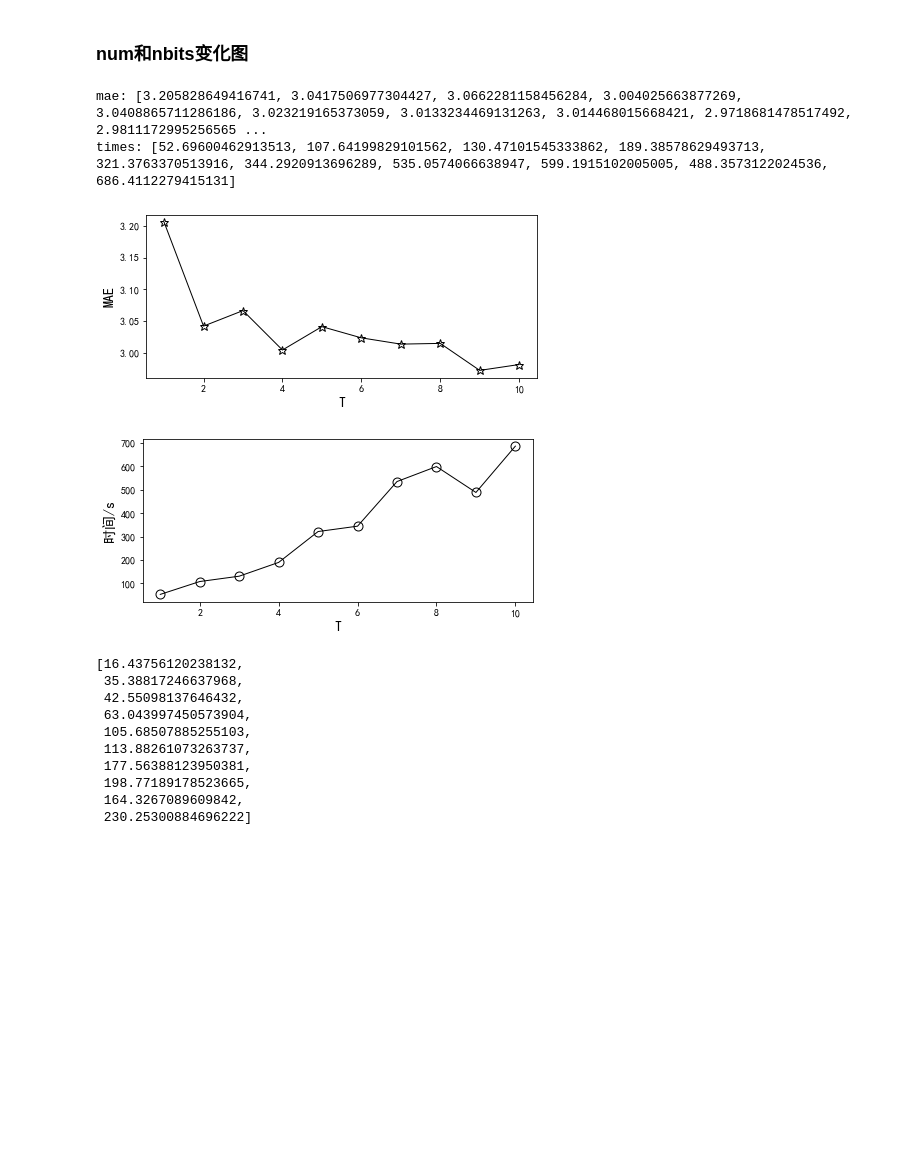
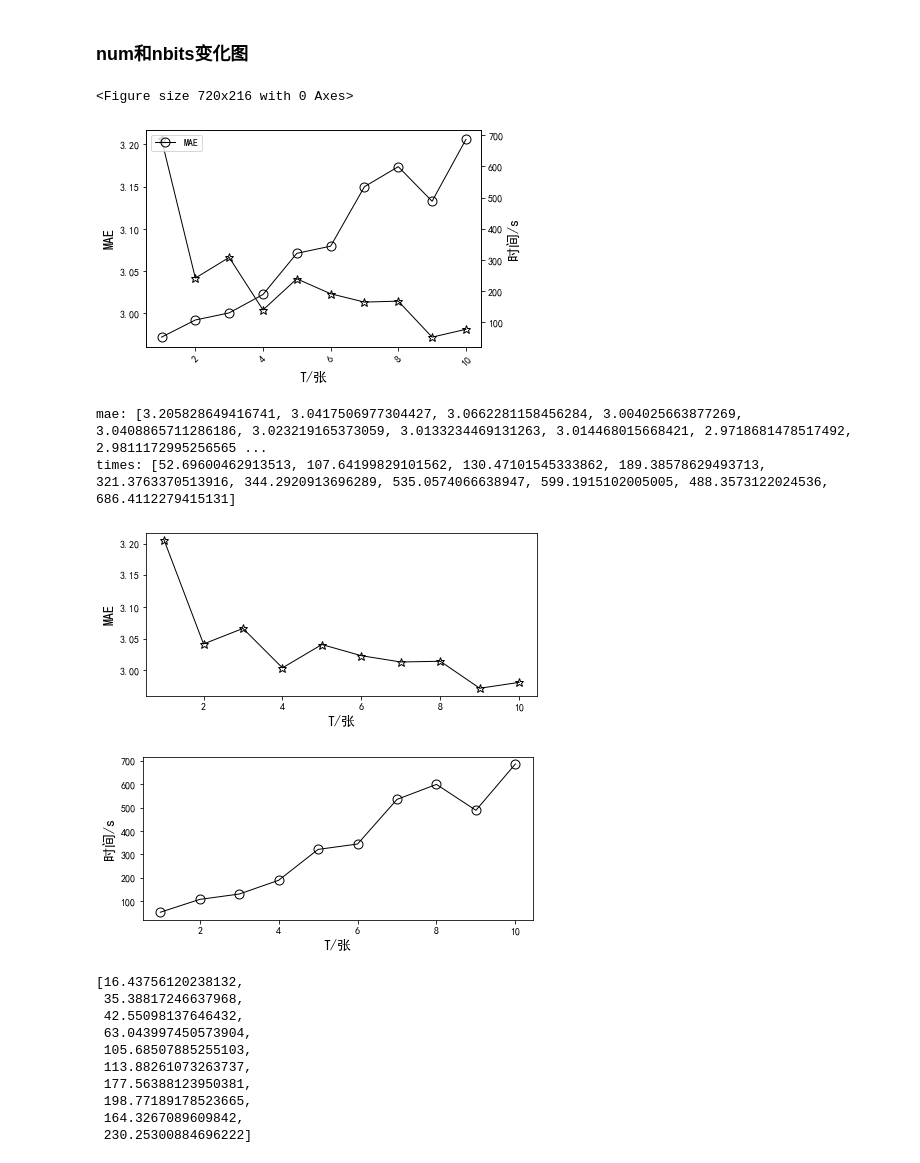
Before and after one commit to blank-knight/-, a Jupyter notebook: GIS_LSH_VE_CF/picture_trans.ipynb, the cells around one changed output. Cells and saved outputs as stored; diff of their text form; code cells hidden in the pictures; blank space fills up the shorter version.

```diff
--- a/GIS_LSH_VE_CF/picture_trans.ipynb
+++ b/GIS_LSH_VE_CF/picture_trans.ipynb
@@ -61,6 +90,37 @@ mae = [3.205828649416741, 3.0417506977304427, 3.0662281158456284, 3.004025663877
 3.0133234469131263, 3.014468015668421, 2.9718681478517492, 2.9811172995256565]
 times = [52.69600462913513, 107.64199829101562, 130.47101545333862, 189.38578629493713, 321.3763370513916, 344.2920913696289,
 535.0574066638947, 599.1915102005005, 488.3573122024536, 686.4112279415131]
+# %%
+import matplotlib.pyplot as plt
+import numpy as np
+
+plt.rcParams['font.sans-serif']=['SimHei']#用来正常显示中文标签
+plt.rcParams['axes.unicode_minus']=False#用来正常显示负号
+
+if __name__ == '__main__':
+    plt.figure(2 , figsize = (10 , 3) )
+    fig, ax1 = plt.subplots()
+    plt.xticks(rotation=45)
+    style = ["*","o","^","s","X","<",">","p","h","1","2"]
+
+    ax1.set_xlabel("T/张",fontsize=14)
+    ax1.set_ylabel("MAE", fontsize=14)
+    ax1.plot(num_lis,mae,color = 'k',marker=style[0],markersize=9,linewidth=1,markerfacecolor='none')
+
+    leg = []
+    leg.append("MAE"),leg.append("时间")
+
+    ax2 = ax1.twinx()
+    ax2.set_ylabel("时间/s",fontsize=14)
+    ax2.plot(num_lis,times,color = 'k',marker=style[1],markersize=9,linewidth=1, markerfacecolor='none')
+    plt.legend(leg)
+    fig=plt.gcf()
+    fig.savefig('../GIS_LSH_VE_CF/bw_picture/LSH_num_time_MAE3.jpg', bbox_inches='tight', pad_inches=0,dpi=500)
+    plt.show()
+    plt.show()
+# %% [output]
+<Figure size 720x216 with 0 Axes>
+[figure, added]
 # %%
 
 print("mae:",mae)
@@ -71,7 +131,7 @@ plt.figure(1 , figsize = (7 , 3) )
 
 # plt.subplot(121)
 plt.plot(num_lis,mae,color = 'k',marker=style[0],markersize=9,linewidth=1,markerfacecolor='none')
-plt.xlabel("T", fontsize=14)
+plt.xlabel("T/张", fontsize=14)
 plt.ylabel("MAE", fontsize=14)
 fig=plt.gcf()
 fig.savefig('../GIS_LSH_VE_CF/bw_picture/LSH_num_time_MAE1.jpg', bbox_inches='tight', pad_inches=0,dpi=500)
@@ -79,7 +139,7 @@ fig.savefig('../GIS_LSH_VE_CF/bw_picture/LSH_num_time_MAE1.jpg', bbox_inches='ti
 # plt.subplot(122)
 plt.figure(2 , figsize = (7 , 3) )
 plt.plot(num_lis,times,color = 'k',marker=style[1],markersize=9,linewidth=1, markerfacecolor='none')
-plt.xlabel("T",fontsize=14)
+plt.xlabel("T/张",fontsize=14)
 plt.ylabel("时间/s",fontsize=14)
 # plt.title("LSH时间随tables的变化")
 fig=plt.gcf()
@@ -88,8 +148,8 @@ plt.show()
 # %% [output]
 mae: [3.205828649416741, 3.0417506977304427, 3.0662281158456284, 3.004025663877269, 3.0408865711286186, 3.023219165373059, 3.0133234469131263, 3.014468015668421, 2.9718681478517492, 2.9811172995256565 ...
 times: [52.69600462913513, 107.64199829101562, 130.47101545333862, 189.38578629493713, 321.3763370513916, 344.2920913696289, 535.0574066638947, 599.1915102005005, 488.3573122024536, 686.4112279415131]
-[figure, old version]
+[figure, new version]
-[figure, old version]
+[figure, new version]
 # %%
 index = 0
 proportion = [x for x in mae]
```
Also changed, not shown: parts of 14 cells of this notebook, 29 other files.
